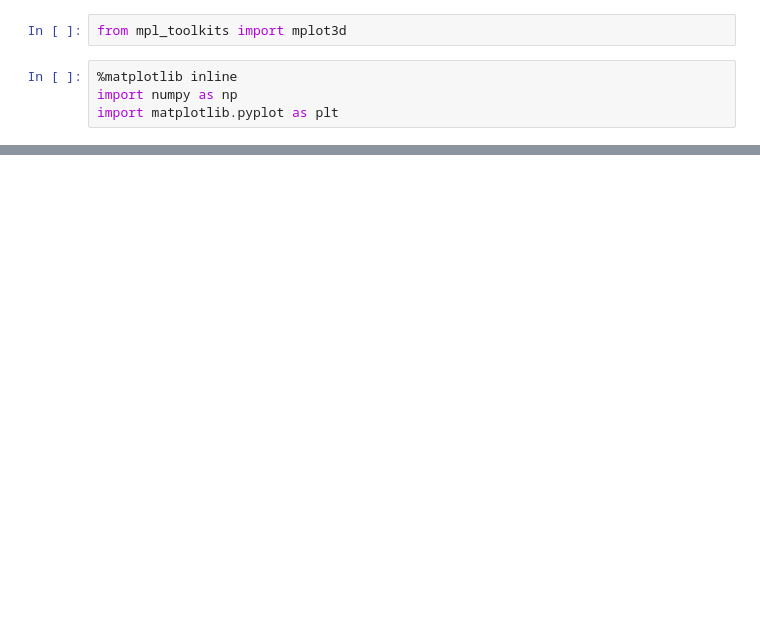
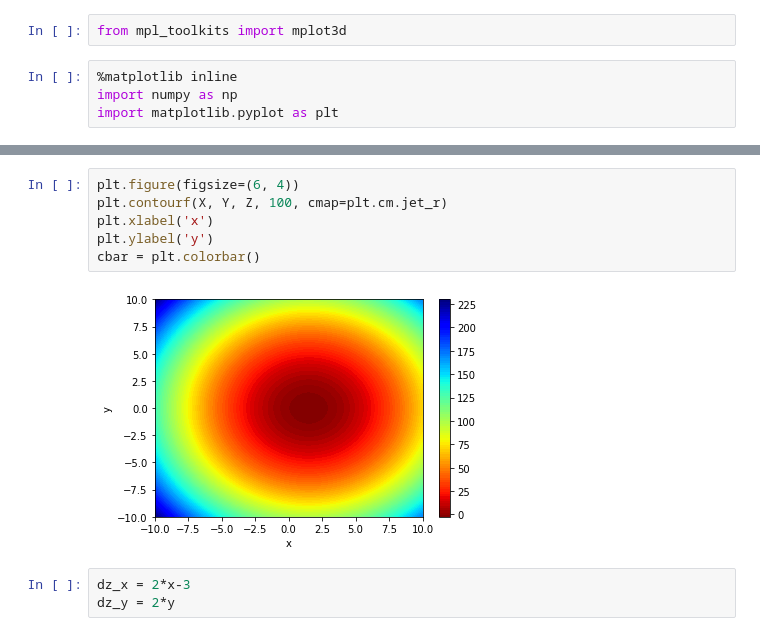
Before and after one commit to abhiyantaabhishek/tutorial, a Jupyter notebook: Gradient_exp.ipynb, the cells around one changed output, grey strips where cells are left out. Cells and saved outputs as stored; diff of their text form; blank space fills up the shorter version.

```diff
--- a/Gradient_exp.ipynb
+++ b/Gradient_exp.ipynb
@@ -47,0 +80,11 @@ ax.set_title('surface');
+# %%
+plt.figure(figsize=(6, 4))
+plt.contourf(X, Y, Z, 100, cmap=plt.cm.jet_r)
+plt.xlabel('x')
+plt.ylabel('y')
+cbar = plt.colorbar()
+# %% [output]
+[figure, added]
+# %%
+dz_x = 2*x-3
+dz_y = 2*y
```
Also changed, not shown: parts of 16 cells of this notebook.
